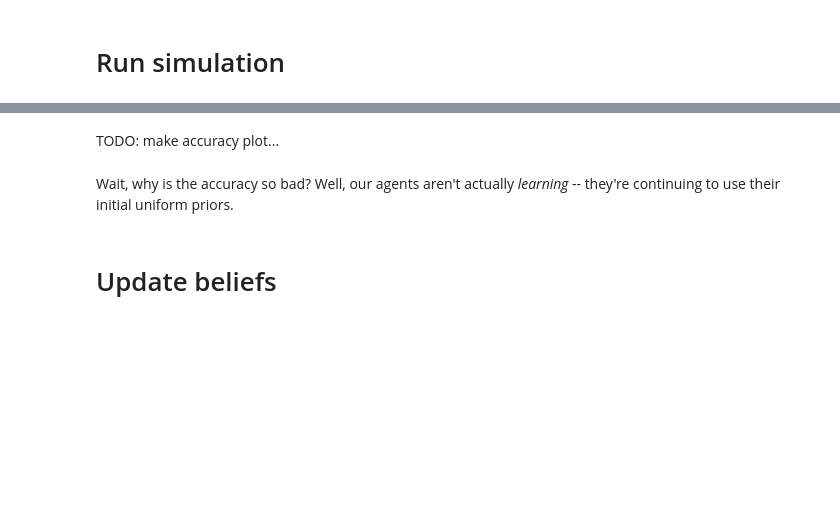
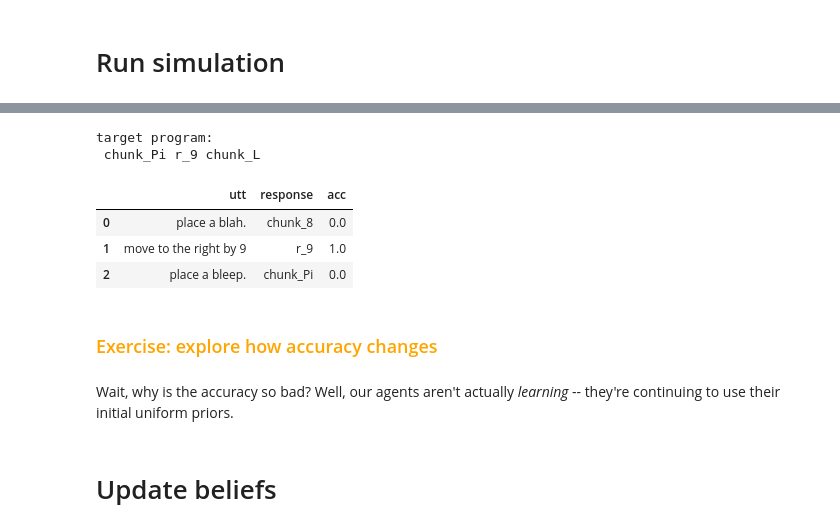
Before and after one commit to cogtoolslab/compositional-abstractions, a Jupyter notebook: analysis/paired_building/demo/ca_conventions.ipynb, the cells around one changed output, grey strips where cells are left out. Saved outputs shown, nothing was run; the diff lists cells and outputs as text; code cells hidden in the pictures; blank space fills up the shorter version.

```diff
--- a/analysis/paired_building/demo/ca_conventions.ipynb
+++ b/analysis/paired_building/demo/ca_conventions.ipynb
@@ -218,5 +251,17 @@ display(run_simulation())
+# %%
+# let's inspect the final trial
+print('target program: \n', run_0.query('trial==11').loc[0,'target_program'])
+
+run_0.query('trial==11')[['utt','response','acc']]
+# %% [output]
+target program:
+ chunk_Pi r_9 chunk_L
+|  | utt | response | acc |
+| 0 | place a blah. | chunk_8 | 0.0 |
+| 1 | move to the right by 9 | r_9 | 1.0 |
+| 2 | place a bleep. | chunk_Pi | 0.0 |
 # %% [markdown]
-TODO: make accuracy plot...
+### <span style="color: orange"> Exercise: explore how accuracy changes </span>
 # %% [markdown]
 Wait, why is the accuracy so bad? Well, our agents aren't actually *learning* -- they're continuing to use their initial uniform priors.
 # %% [markdown]
```
Also changed, not shown: parts of 30 cells of this notebook, 2 other files.
